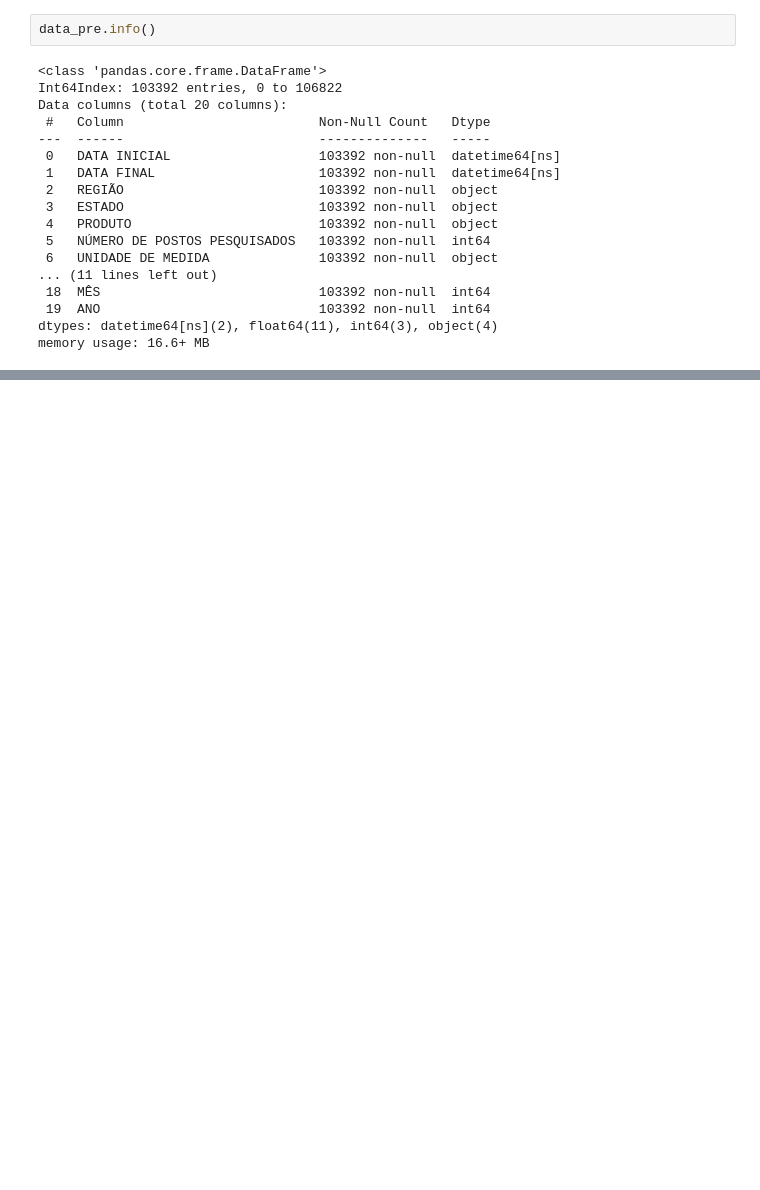
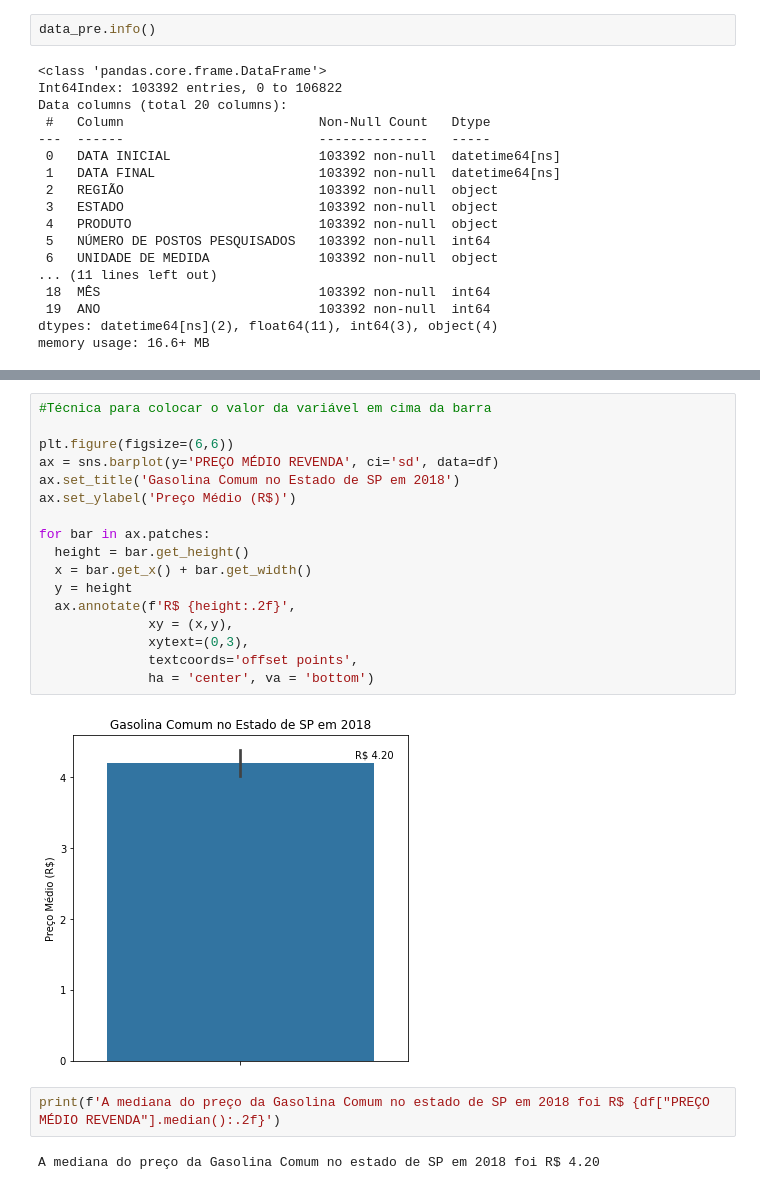
Before and after one commit to edmgjr/portifolio, a Jupyter notebook: Analise_Exploratória_Preços_combustiveis.ipynb, the cells around one changed output, grey strips where cells are left out. Cells and saved outputs as stored; diff of their text form; blank space fills up the shorter version.

```diff
--- a/Analise_Exploratória_Preços_combustiveis.ipynb
+++ b/Analise_Exploratória_Preços_combustiveis.ipynb
@@ -260,0 +330,23 @@ memory usage: 16.6+ MB
+# %%
+#Técnica para colocar o valor da variável em cima da barra
+
+plt.figure(figsize=(6,6))
+ax = sns.barplot(y='PREÇO MÉDIO REVENDA', ci='sd', data=df)
+ax.set_title('Gasolina Comum no Estado de SP em 2018')
+ax.set_ylabel('Preço Médio (R$)')
+
+for bar in ax.patches:
+  height = bar.get_height()
+  x = bar.get_x() + bar.get_width()
+  y = height
+  ax.annotate(f'R$ {height:.2f}',
+              xy = (x,y),
+              xytext=(0,3),
+              textcoords='offset points',
+              ha = 'center', va = 'bottom')
+# %% [output]
+[figure, added]
+# %%
+print(f'A mediana do preço da Gasolina Comum no estado de SP em 2018 foi R$ {df["PREÇO MÉDIO REVENDA"].median():.2f}')
+# %% [output]
+A mediana do preço da Gasolina Comum no estado de SP em 2018 foi R$ 4.20
```
Also changed, not shown: parts of 22 cells of this notebook.
